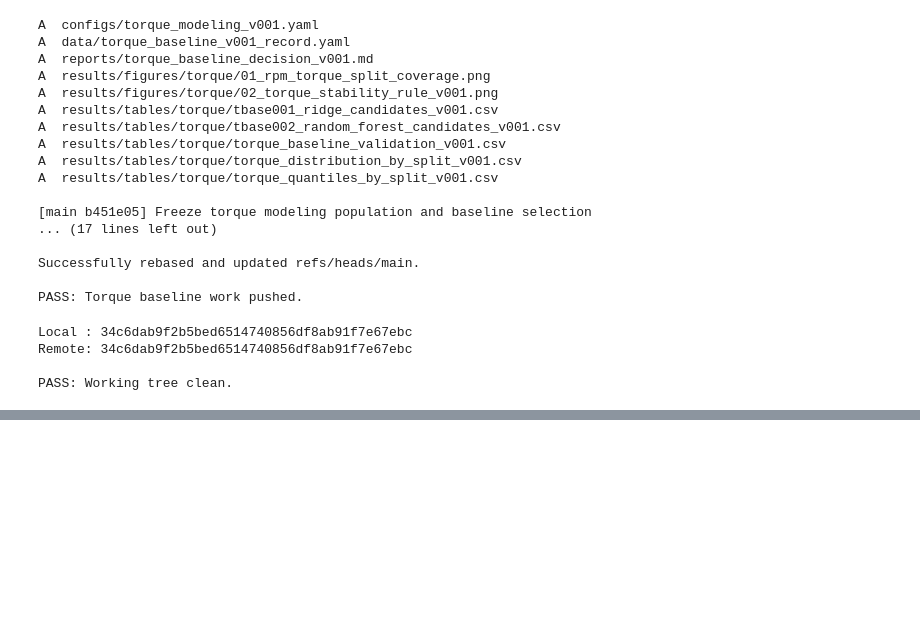
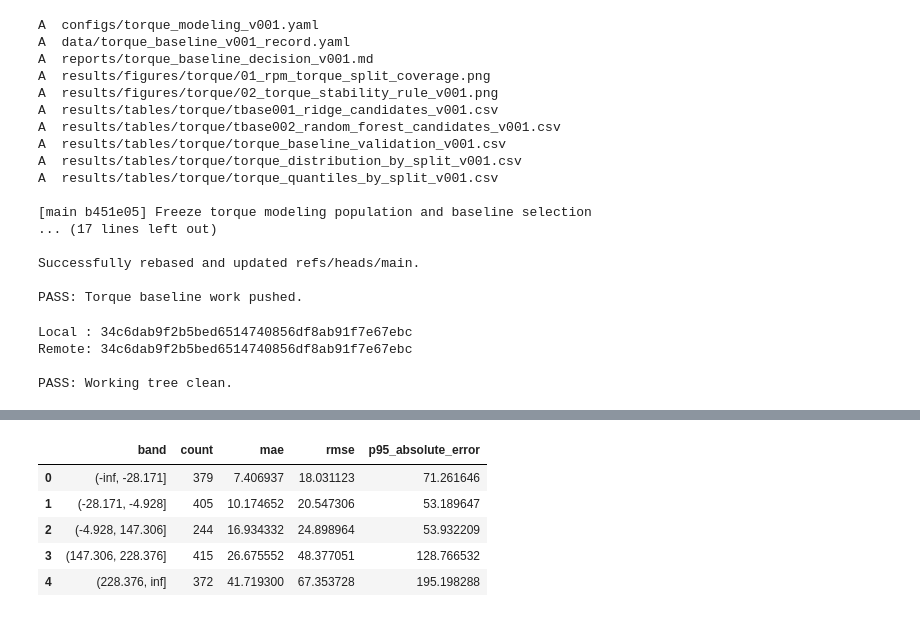
Before and after one commit to vaibhavjiyer87/engine-nvh-deep-learning, a Jupyter notebook: notebooks/09_torque_target_and_baselines.ipynb, the cells around one changed output, grey strips where cells are left out. Saved outputs shown, nothing was run; the diff lists cells and outputs as text; code cells hidden in the pictures; blank space fills up the shorter version.

```diff
--- a/notebooks/09_torque_target_and_baselines.ipynb
+++ b/notebooks/09_torque_target_and_baselines.ipynb
@@ -4117,0 +4669,92 @@ PASS: Working tree clean.
+# %%
+# Step 71.2 — Calculate error by torque and RPM band
+
+# ============================================================
+# STEP 71.2 — ERROR-BY-BAND TABLES
+# ============================================================
+
+def summarize_error_bands(
+    dataframe,
+    band_column,
+):
+
+    records = []
+
+    for band, group in dataframe.groupby(
+        band_column,
+        observed=True,
+    ):
+
+        records.append(
+            {
+                "band":
+                    str(band),
+
+                "count":
+                    len(group),
+
+                "mae":
+                    float(
+                        group[
+                            "absolute_error_nm"
+                        ].mean()
+                    ),
+
+                "rmse":
+                    float(
+                        np.sqrt(
+                            np.mean(
+                                group[
+                                    "residual_nm"
+                                ] ** 2
+                            )
+                        )
+                    ),
+
+                "p95_absolute_error":
+                    float(
+                        np.percentile(
+                            group[
+                                "absolute_error_nm"
+                            ],
+                            95,
+                        )
+                    ),
+            }
+        )
+
+    return pd.DataFrame(
+        records
+    )
+
+
+torque_band_error = (
+    summarize_error_bands(
+        tbase002_test_results,
+        "torque_band",
+    )
+)
+
+
+rpm_band_error = (
+    summarize_error_bands(
+        tbase002_test_results,
+        "rpm_band",
+    )
+)
+
+
+display(
+    torque_band_error
+)
+
+display(
+    rpm_band_error
+)
+# %% [output]
+|  | band | count | mae | rmse | p95_absolute_error |
+| 0 | (-inf, -28.171] | 379 | 7.406937 | 18.031123 | 71.261646 |
+| 1 | (-28.171, -4.928] | 405 | 10.174652 | 20.547306 | 53.189647 |
+| 2 | (-4.928, 147.306] | 244 | 16.934332 | 24.898964 | 53.932209 |
+| 3 | (147.306, 228.376] | 415 | 26.675552 | 48.377051 | 128.766532 |
+| 4 | (228.376, inf] | 372 | 41.719300 | 67.353728 | 195.198288 |
```
Also changed, not shown: parts of 11 cells of this notebook.
